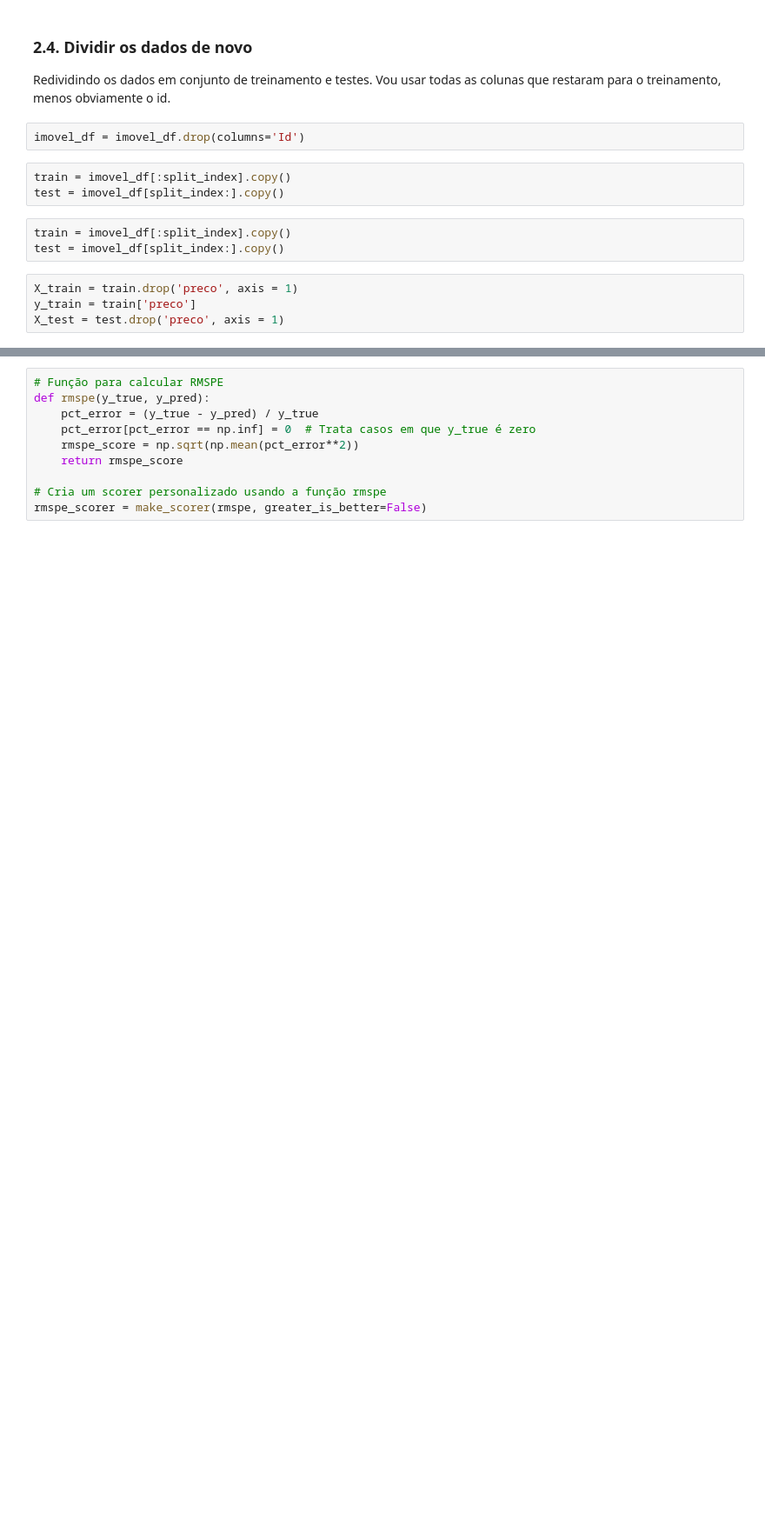
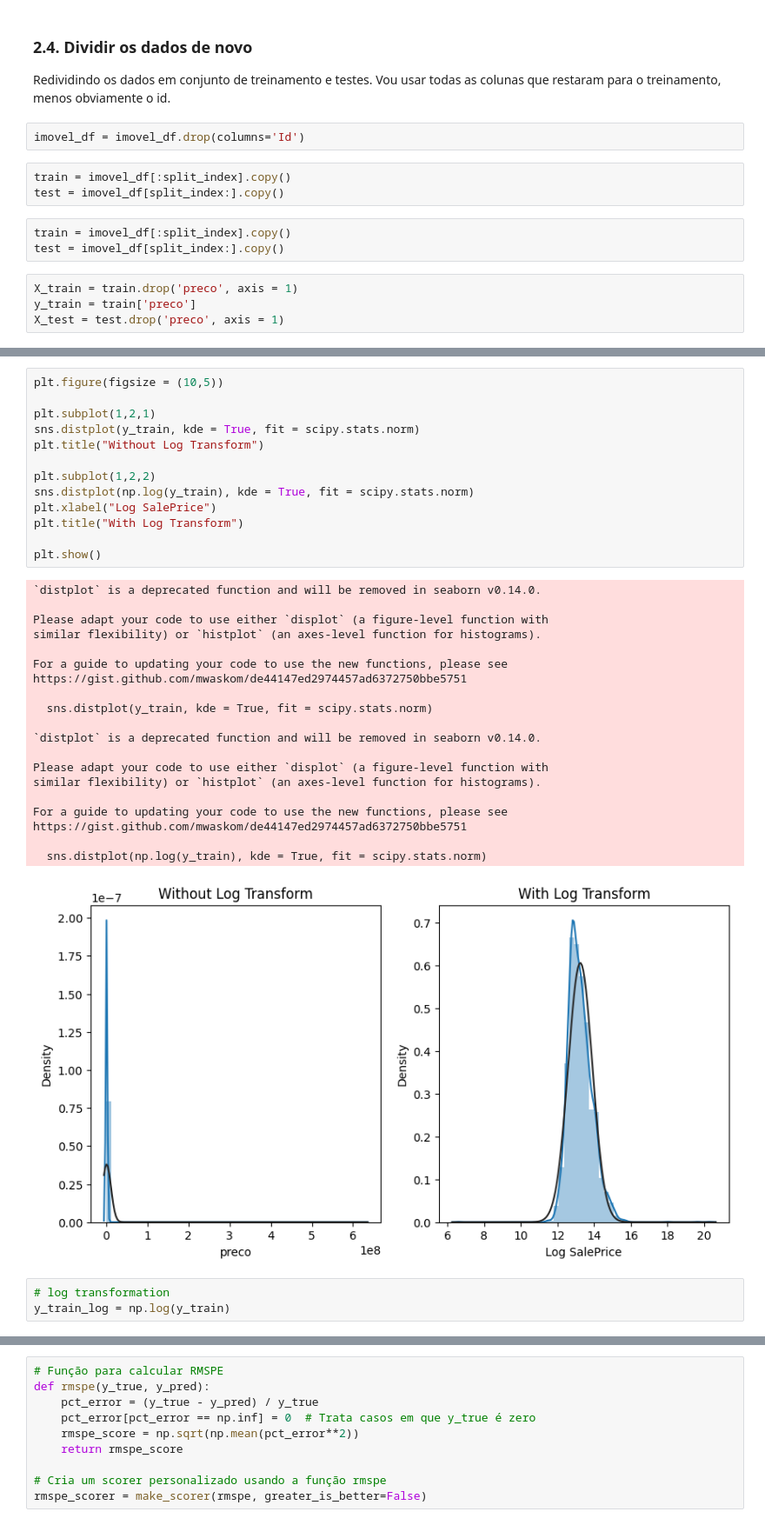
Before and after one commit to BarbaraCerqueira/intr-machine-learning, a Jupyter notebook: regressao/valor_imovel.ipynb, the cells around one changed output, grey strips where cells are left out. Shown at 87% size. Drawn from its saved outputs; the diff is of its cells as text; blank space fills up the shorter version.

```diff
--- a/regressao/valor_imovel.ipynb
+++ b/regressao/valor_imovel.ipynb
@@ -304 +326,38 @@ X_test = test.drop('preco', axis = 1)
+# %%
+plt.figure(figsize = (10,5))
+
+plt.subplot(1,2,1)
+sns.distplot(y_train, kde = True, fit = scipy.stats.norm)
+plt.title("Without Log Transform")
+
+plt.subplot(1,2,2)
+sns.distplot(np.log(y_train), kde = True, fit = scipy.stats.norm)
+plt.xlabel("Log SalePrice")
+plt.title("With Log Transform")
+
+plt.show()
+# %% [output]
+`distplot` is a deprecated function and will be removed in seaborn v0.14.0.
+
+Please adapt your code to use either `displot` (a figure-level function with
+similar flexibility) or `histplot` (an axes-level function for histograms).
+
+For a guide to updating your code to use the new functions, please see
+https://gist.github.com/mwaskom/de44147ed2974457ad6372750bbe5751
+
+  sns.distplot(y_train, kde = True, fit = scipy.stats.norm)
+
+`distplot` is a deprecated function and will be removed in seaborn v0.14.0.
+
+Please adapt your code to use either `displot` (a figure-level function with
+similar flexibility) or `histplot` (an axes-level function for histograms).
+
+For a guide to updating your code to use the new functions, please see
+https://gist.github.com/mwaskom/de44147ed2974457ad6372750bbe5751
+
+  sns.distplot(np.log(y_train), kde = True, fit = scipy.stats.norm)
+[figure, added]
+# %%
+# log transformation
+y_train_log = np.log(y_train)
 # %% [markdown]
```
Also changed, not shown: parts of 26 cells of this notebook, 1 other file.
